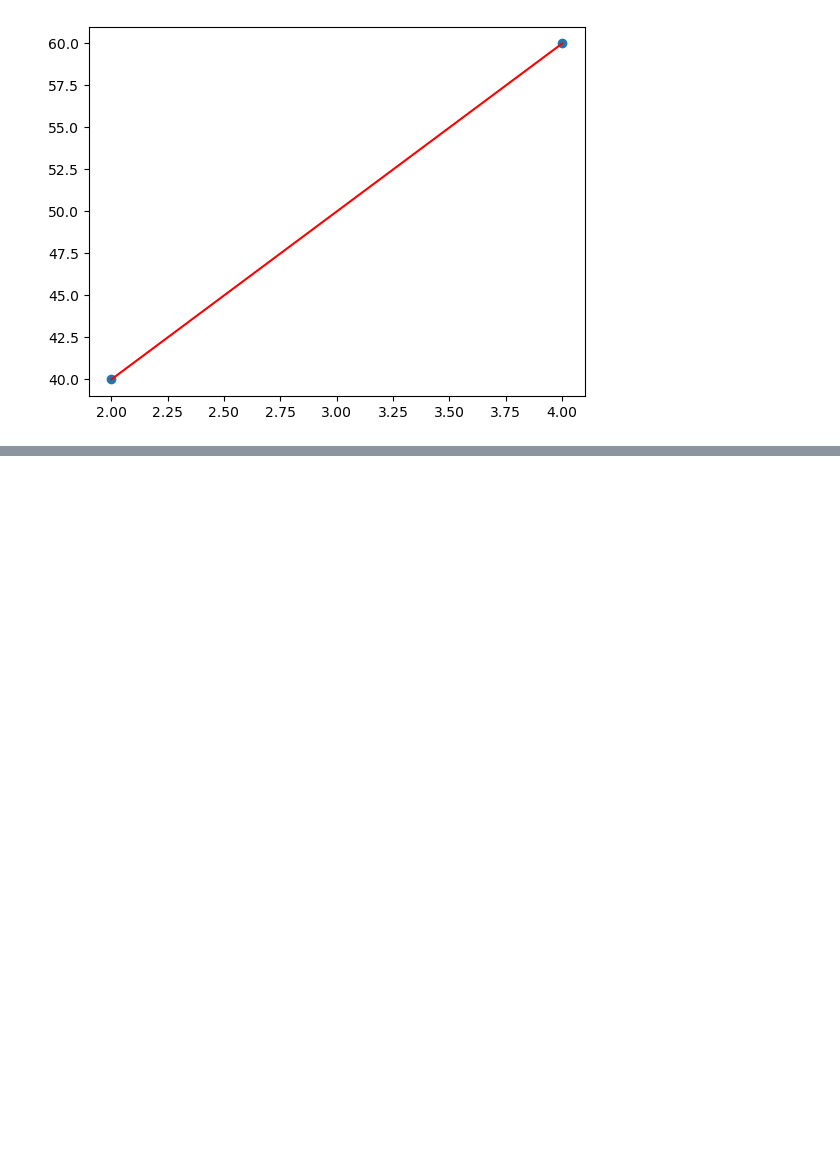
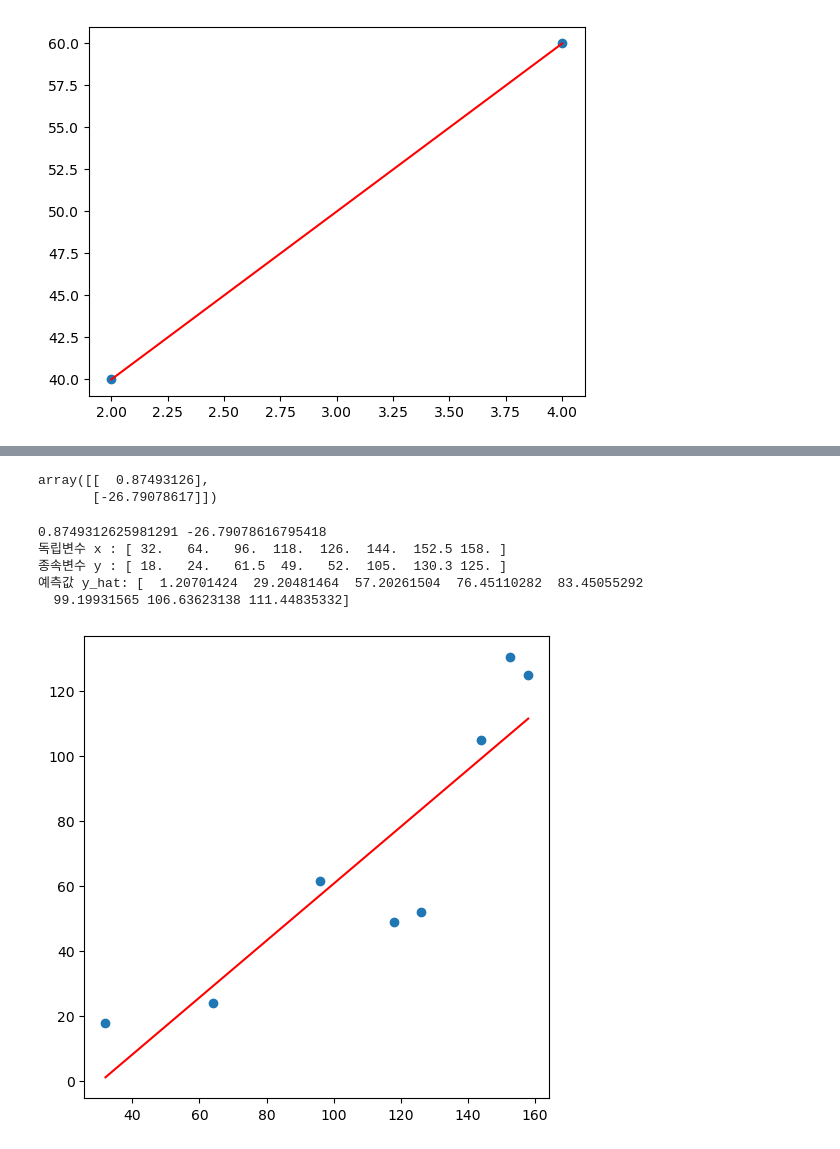
Before and after one commit to jsa3338/AI-X, a Jupyter notebook: source/01_python/ch10_N차원 배열 다루기_part_2.ipynb, the cells around one changed output, grey strips where cells are left out. Saved outputs shown, nothing was run; the diff lists cells and outputs as text; code cells hidden in the pictures; blank space fills up the shorter version.

```diff
--- a/source/01_python/ch10_N차원 배열 다루기_part_2.ipynb
+++ b/source/01_python/ch10_N차원 배열 다루기_part_2.ipynb
@@ -244,0 +280,6 @@ plt.plot(x, 10*x+20, 'r') # x와 y의 값을 받아 그 점을 잇는 선을 그
+# %%
+x = np.array([32,64,96,118,126,144,152.5,158])
+y = np.array([18,24,61.5,49,52,105, 130.3,125])
+X = np.c_[x, np.ones(len(x))]
+Y = y[:, np.newaxis]
+X, Y
@@ -244,0 +303,34 @@ plt.plot(x, 10*x+20, 'r') # x와 y의 값을 받아 그 점을 잇는 선을 그
+# %%
+#                             X @ wb = Y
+#                 X의 역행렬 @ X @ wb = X의 역행렬 @ Y  # X를 정방행렬로 만들어야 가능
+#                       X.T @ X @ wb = X.T @ Y
+# (X.T @ X)의 역행렬 @ (X.T @ X) @ wb = (X.T @ X)의 역행렬 @ X.T @ Y   #너무 길어서 X_ 에 (X.T @ X)을 할당
+#              X_ 의 역행렬 @ X_ @ wb = X_의 역행렬 @ X.T @ Y
+
+X_ = X.T @ X
+wb = np.linalg.inv(X_) @ X.T @ Y
+wb
+# %% [output]
+array([[  0.87493126],
+       [-26.79078617]])
+# %%
+w, b = wb[0,0], wb[1,0]  # w : 기울기 / b : Y절편
+print(w, b)
+y_hat = w * x + b  # 예측값을 y_hat 라고 많이 쓴다
+print('독립변수 x :', x)
+print('종속변수 y :', y)
+print('예측값 y_hat:', y_hat)
+# %% [output]
+0.8749312625981291 -26.79078616795418
+독립변수 x : [ 32.   64.   96.  118.  126.  144.  152.5 158. ]
+종속변수 y : [ 18.   24.   61.5  49.   52.  105.  130.3 125. ]
+예측값 y_hat: [  1.20701424  29.20481464  57.20261504  76.45110282  83.45055292
+  99.19931565 106.63623138 111.44835332]
+# %%
+import matplotlib.pyplot as plt
+plt.figure(figsize=(6,6))
+plt.scatter(x,y)
+plt.plot(x, y_hat, 'r')
+plt.show()
+# %% [output]
+[figure, added]
```
Also changed, not shown: parts of 22 cells of this notebook, 6 other files.
